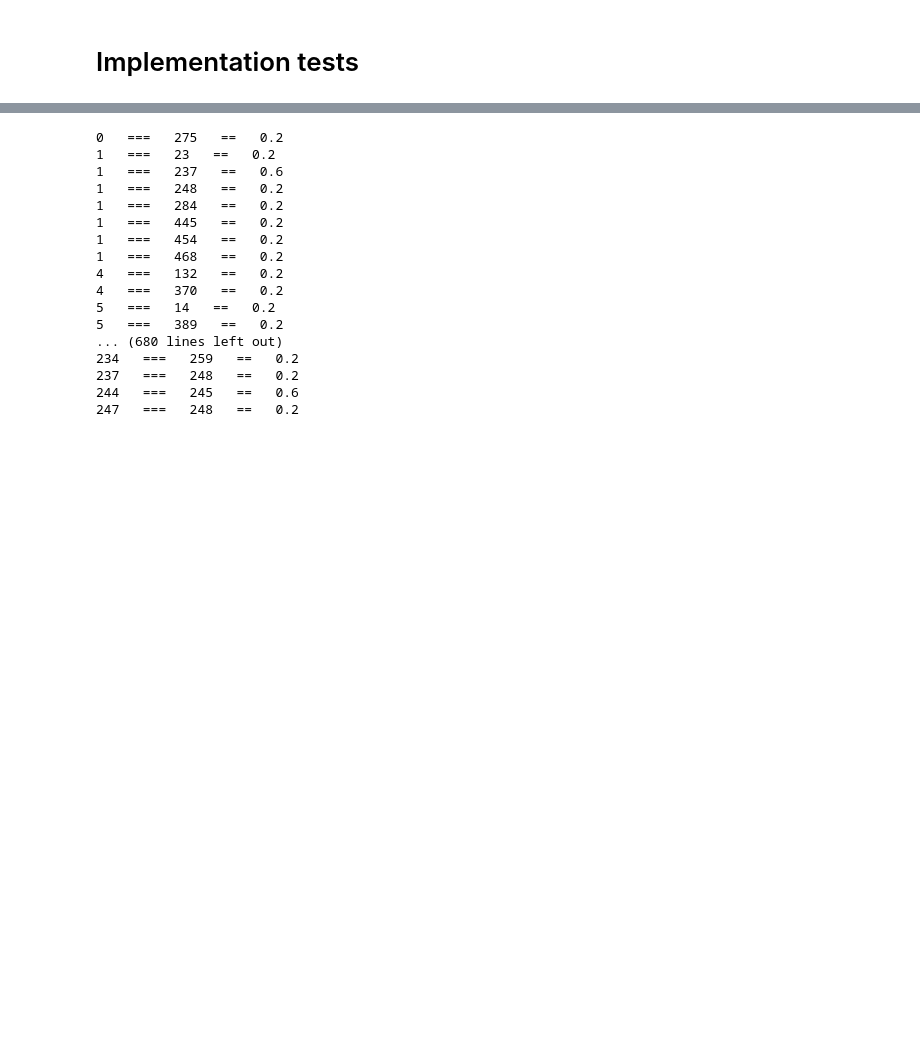
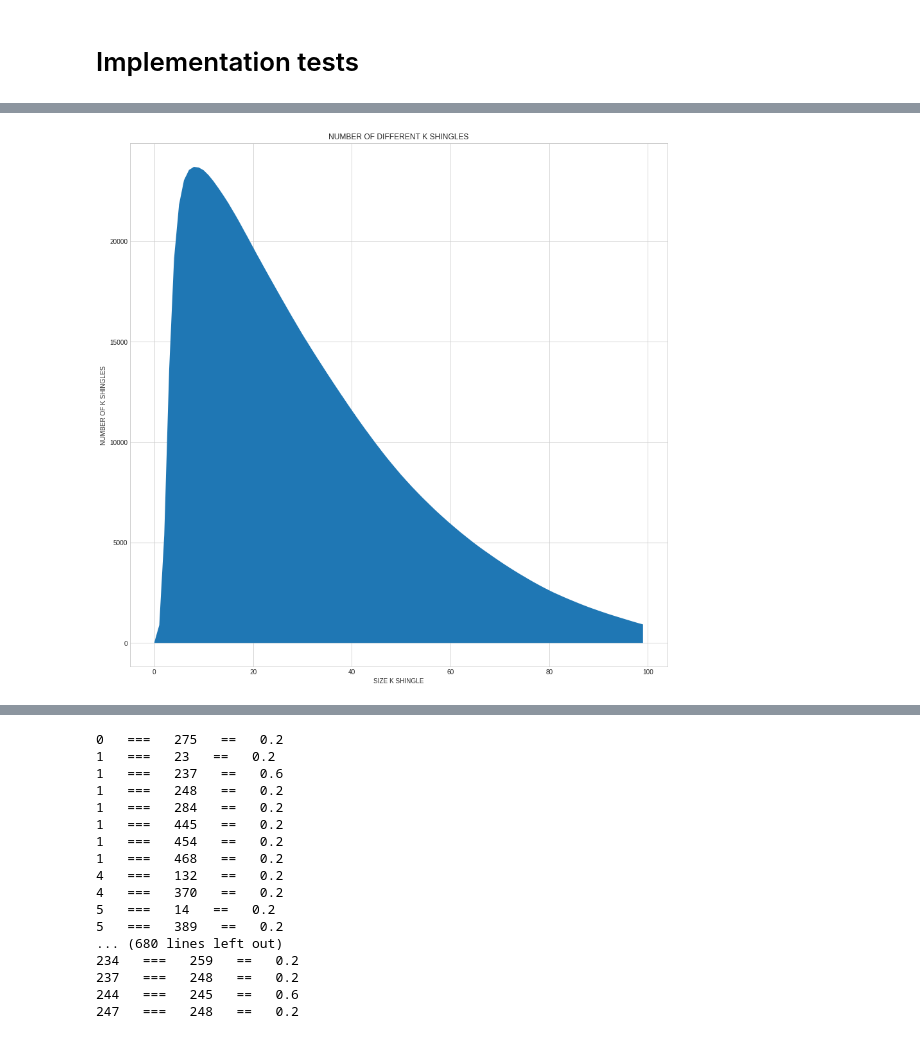
Before and after one commit to Panongbene/PROJECT_DATA_SCIENCE, a Jupyter notebook: Document_Similarity/Panongbene_Jean_Mohamed_Sawadogo.ipynb, the cells around one changed output, grey strips where cells are left out. Drawn from its saved outputs; the diff is of its cells as text; code cells hidden in the pictures; blank space fills up the shorter version.

```diff
--- a/Document_Similarity/Panongbene_Jean_Mohamed_Sawadogo.ipynb
+++ b/Document_Similarity/Panongbene_Jean_Mohamed_Sawadogo.ipynb
@@ -260,3 +309,14 @@ dictionnary_doc_1 = preprocessing_doc(array_data)
+# %%
+plt.figure(figsize=(15,15))
+# Area plot
+plt.xlabel('SIZE K SHINGLE')
+plt.ylabel('NUMBER OF K SHINGLES')
+plt.title('NUMBER OF DIFFERENT K SHINGLES')
+plt.fill_between(sike_k_shingling, number_of_k_shingle_different)
+plt.savefig('number_of_k_shingle_different.png')
+plt.show()
+# %% [output]
+[figure, added]
 # %%
 # creation of k-shingling
 k_shingling_carac, shingle_hash = k_shingling_caractere(dictionnary_doc_1, size_shingle)
```
Also changed, not shown: parts of 16 cells of this notebook, 1 other file.
